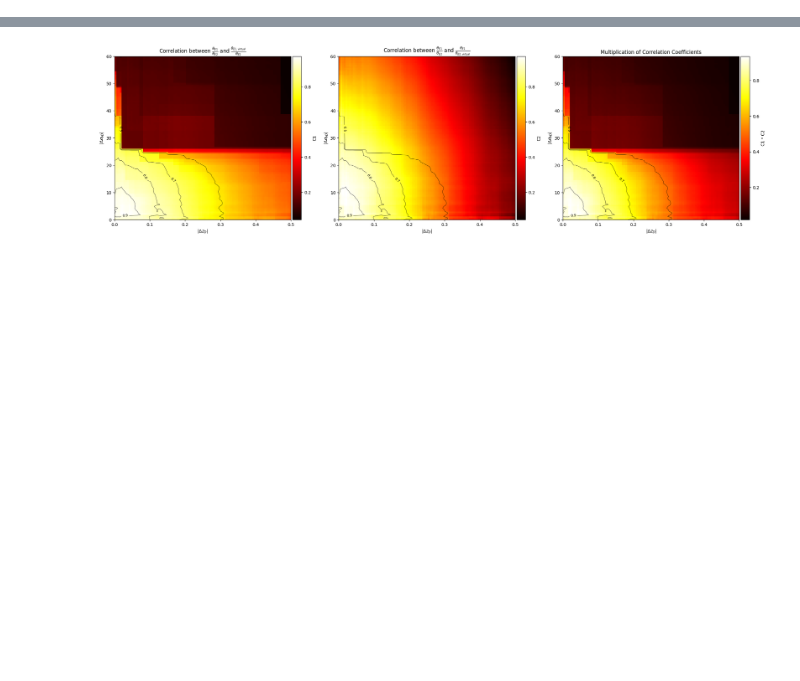
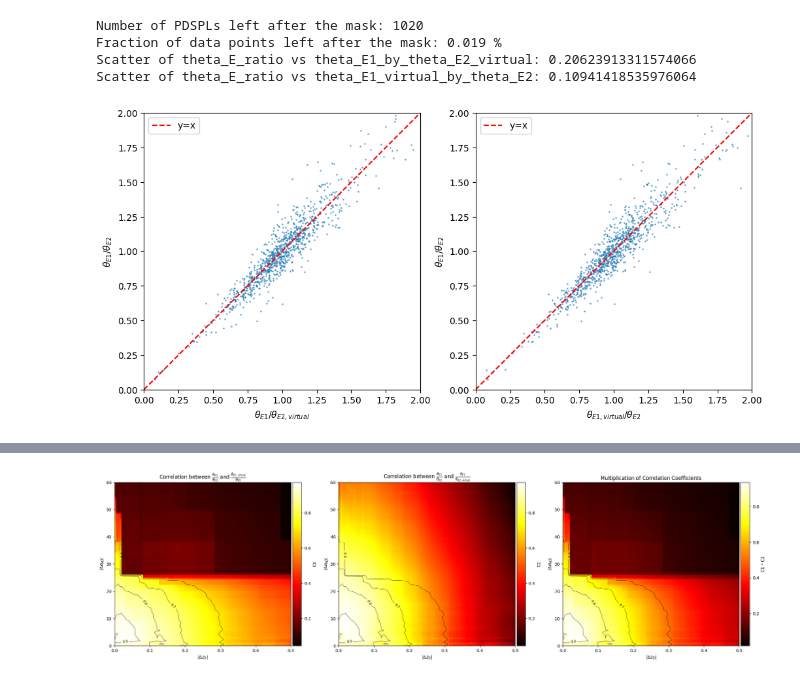
Before and after one commit to timedilatesme/strong-lensing-spring-2025, a Jupyter notebook: final project/pseudo_DSPL_slsim_feasibility_all_observable_parameters.ipynb, the cells around one changed output, grey strips where cells are left out. Saved outputs shown, nothing was run; the diff lists cells and outputs as text; code cells hidden in the pictures; blank space fills up the shorter version.

```diff
--- a/final project/pseudo_DSPL_slsim_feasibility_all_observable_parameters.ipynb
+++ b/final project/pseudo_DSPL_slsim_feasibility_all_observable_parameters.ipynb
@@ -508,0 +711,72 @@ fig.tight_layout()
+# %%
+# Therefore the approximate maximum values for the parameters are:
+threshold_abs_delta_z_D = 0.06
+threshold_abs_delta_sigma_v_D = 8 # km/s
+threshold_abs_delta_size_D = 0.07 # rad
+threshold_abs_delta_mag_X_D = 0.3 # mag
+
+
+# plot the theta_E_ratio, theta_E1_by_theta_E2_virtual, theta_E1_virtual_by_theta_E2 after the mask with above values
+mask = (
+    (pairing_parameters["abs_delta_z_D"] < threshold_abs_delta_z_D)
+    & (pairing_parameters["abs_delta_sigma_v_D"] < threshold_abs_delta_sigma_v_D)
+    & (pairing_parameters["abs_delta_size_D"] < threshold_abs_delta_size_D)
+    & (pairing_parameters["abs_delta_mag_i_D"] < threshold_abs_delta_mag_X_D)
+    & (pairing_parameters["abs_delta_mag_r_D"] < threshold_abs_delta_mag_X_D)
+    & (pairing_parameters["abs_delta_mag_g_D"] < threshold_abs_delta_mag_X_D)
+    & (pairing_parameters["abs_delta_mag_z_D"] < threshold_abs_delta_mag_X_D)
+    & (pairing_parameters["abs_delta_mag_y_D"] < threshold_abs_delta_mag_X_D)
+)
+
+fig, ax = plt.subplots(1, 2, figsize=(12, 6))
+# Plot theta_E_ratio vs theta_E1_by_theta_E2_virtual
+ax[0].scatter(
+    pairing_parameters["theta_E1_by_theta_E2_virtual"][mask],
+    pairing_parameters["theta_E_ratio"][mask],
+    s=1,
+    alpha=0.5,
+)
+ax[0].set_xlabel(r"$\theta_{E1}/\theta_{E2, virtual}$")
+ax[0].set_ylabel(r"$\theta_{E1}/\theta_{E2}$")
+
+# Plot theta_E_ratio vs theta_E1_virtual_by_theta_E2
+ax[1].scatter(
+    pairing_parameters["theta_E1_virtual_by_theta_E2"][mask],
+    pairing_parameters["theta_E_ratio"][mask],
+    s=1,
+    alpha=0.5,
+)
+ax[1].set_xlabel(r"$\theta_{E1, virtual}/\theta_{E2}$")
+ax[1].set_ylabel(r"$\theta_{E1}/\theta_{E2}$")
+
+for a in ax:
+    a.set_xlim(0, 2)
+    a.set_ylim(0, 2)
+    a.plot([0, 2], [0, 2], color='red', linestyle='--', label='y=x')
+    a.legend()
+    a.set_aspect('equal', adjustable='box')
+
+# fig.suptitle(
+#     f"Pairing Parameters after Mask",
+#     fontsize=16,
+#     y=0.95,
+# )
+
+# fraction of the data points left after the mask
+print(f"Number of PDSPLs left after the mask: {np.sum(mask)}")
+print(f"Fraction of data points left after the mask: {round(100*np.sum(mask) / len(mask), 3)} %")
+
+
+# find the scatter for each plot from the fitted line
+print("Scatter of theta_E_ratio vs theta_E1_by_theta_E2_virtual:", np.std(
+    pairing_parameters["theta_E_ratio"][mask] - pairing_parameters["theta_E1_by_theta_E2_virtual"][mask]
+))
+print("Scatter of theta_E_ratio vs theta_E1_virtual_by_theta_E2:", np.std(
+    pairing_parameters["theta_E_ratio"][mask] - pairing_parameters["theta_E1_virtual_by_theta_E2"][mask]
+))
+# %% [output]
+Number of PDSPLs left after the mask: 1020
+Fraction of data points left after the mask: 0.019 %
+Scatter of theta_E_ratio vs theta_E1_by_theta_E2_virtual: 0.20623913311574066
+Scatter of theta_E_ratio vs theta_E1_virtual_by_theta_E2: 0.10941418535976064
+[figure, added]
```
Also changed, not shown: parts of 36 cells of this notebook, 5 other files.
